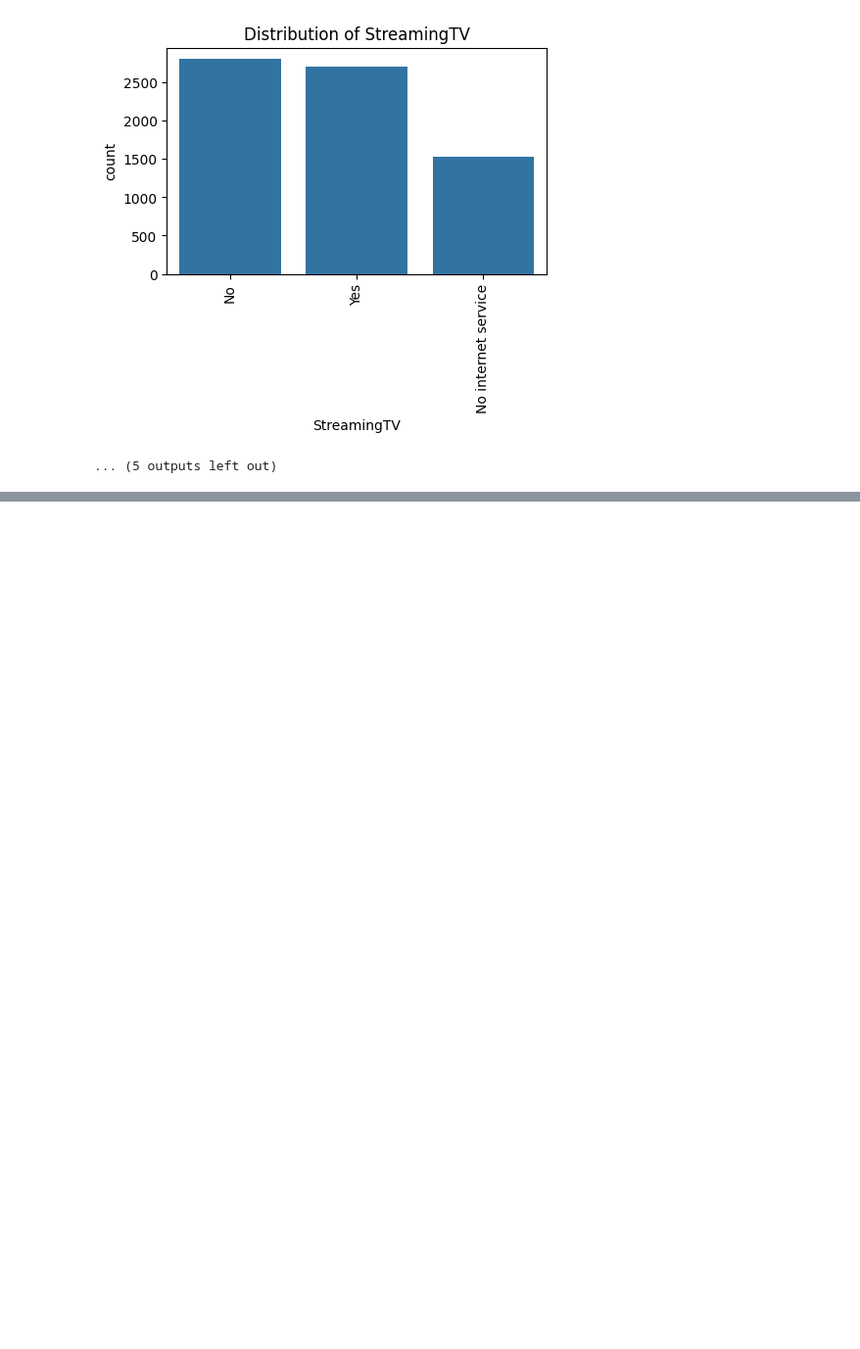
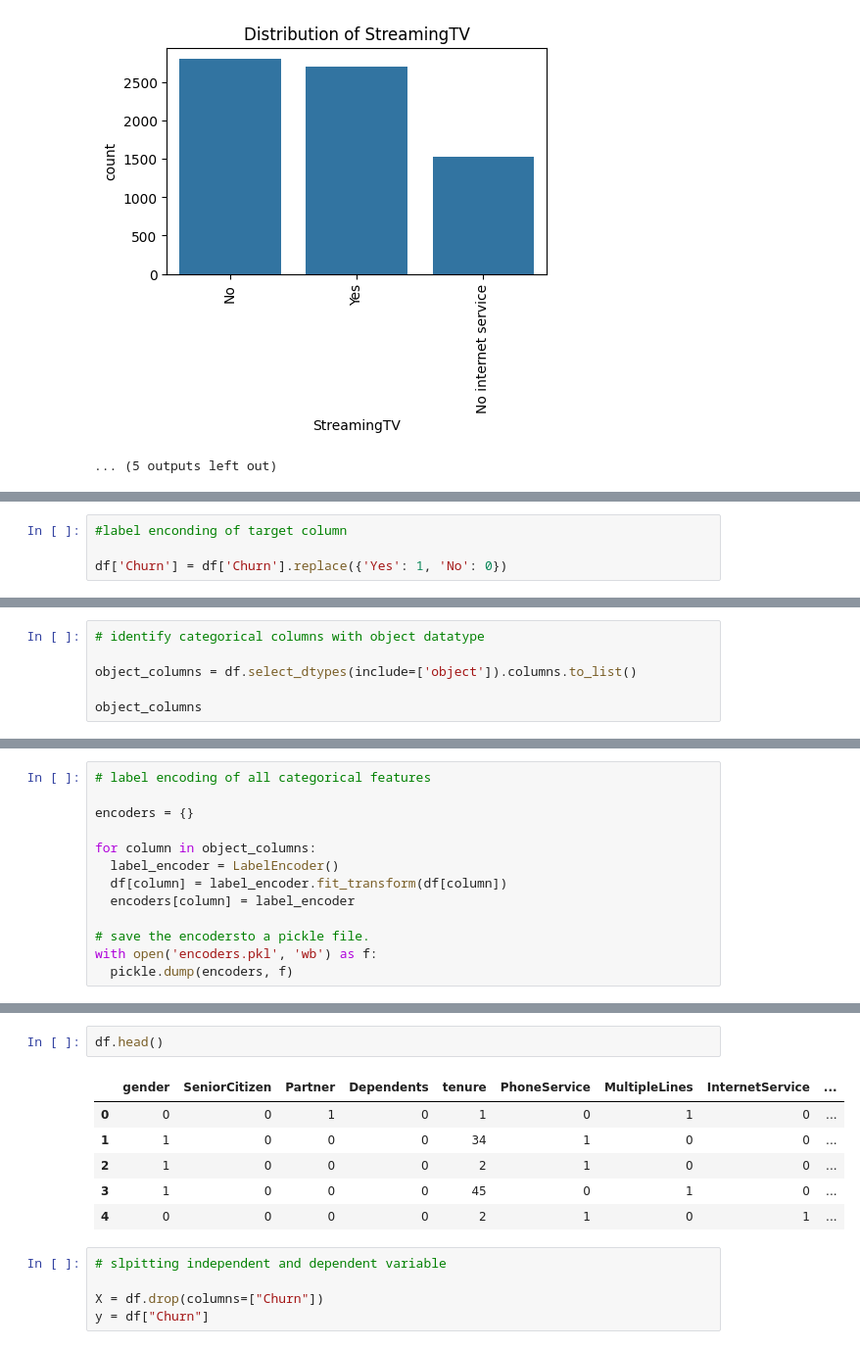
Before and after one commit to Alton01/customer_churn_prediction_ML_model, a Jupyter notebook: customer_churn_prediction_ml.ipynb, the cells around one changed output, grey strips where cells are left out. Shown: that part at 98% size. Saved outputs shown, nothing was run; the diff lists cells and outputs as text; blank space fills up the shorter version.

```diff
--- a/customer_churn_prediction_ml.ipynb
+++ b/customer_churn_prediction_ml.ipynb
@@ -336,0 +343,4 @@ for col in object_cols:
+# %%
+#label enconding of target column
+
+df['Churn'] = df['Churn'].replace({'Yes': 1, 'No': 0})
@@ -336,0 +361,6 @@ for col in object_cols:
+# %%
+# identify categorical columns with object datatype
+
+object_columns = df.select_dtypes(include=['object']).columns.to_list()
+
+object_columns
@@ -336,0 +383,13 @@ for col in object_cols:
+# %%
+# label encoding of all categorical features
+
+encoders = {}
+
+for column in object_columns:
+  label_encoder = LabelEncoder()
+  df[column] = label_encoder.fit_transform(df[column])
+  encoders[column] = label_encoder
+
+# save the encodersto a pickle file.
+with open('encoders.pkl', 'wb') as f:
+  pickle.dump(encoders, f)
@@ -336,0 +414,14 @@ for col in object_cols:
+# %%
+df.head()
+# %% [output]
+|  | gender | SeniorCitizen | Partner | Dependents | tenure | PhoneService | MultipleLines | InternetService | ... |
+| 0 | 0 | 0 | 1 | 0 | 1 | 0 | 1 | 0 | ... |
+| 1 | 1 | 0 | 0 | 0 | 34 | 1 | 0 | 0 | ... |
+| 2 | 1 | 0 | 0 | 0 | 2 | 1 | 0 | 0 | ... |
+| 3 | 1 | 0 | 0 | 0 | 45 | 0 | 1 | 0 | ... |
+| 4 | 0 | 0 | 0 | 0 | 2 | 1 | 0 | 1 | ... |
+# %%
+# slpitting independent and dependent variable
+
+X = df.drop(columns=["Churn"])
+y = df["Churn"]
```
Also changed, not shown: parts of 15 cells of this notebook.
